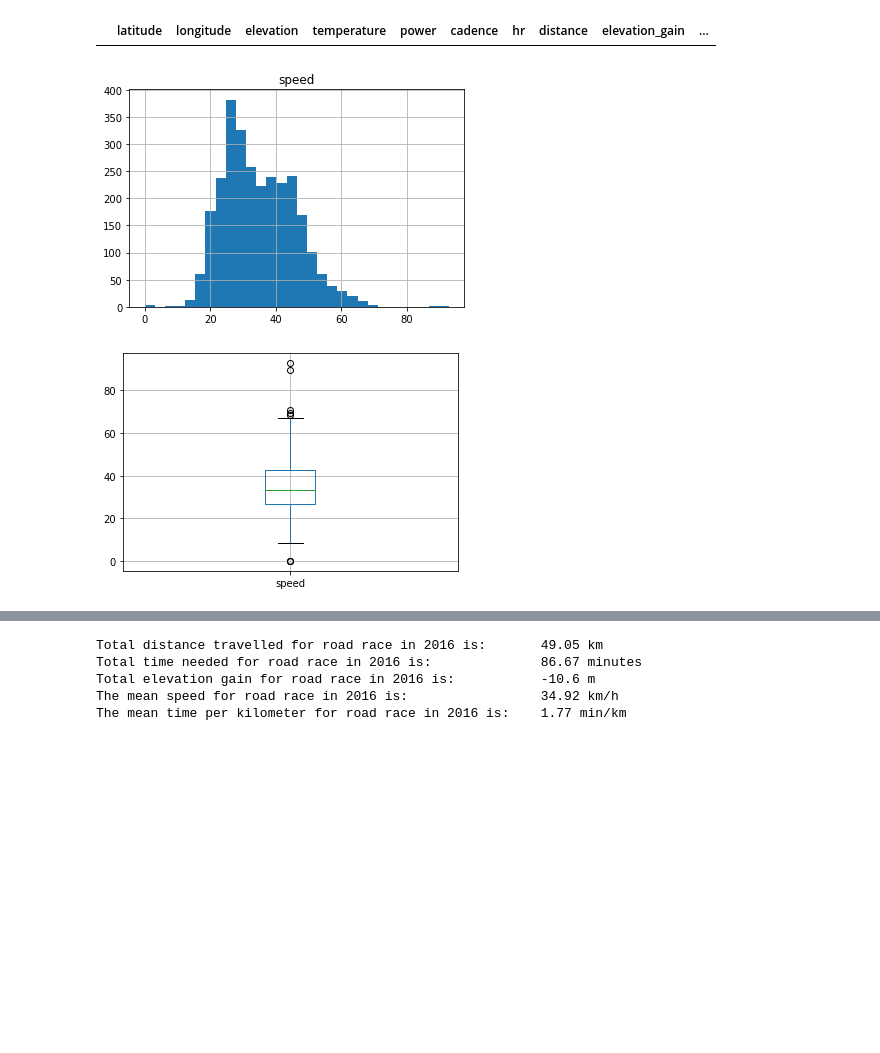
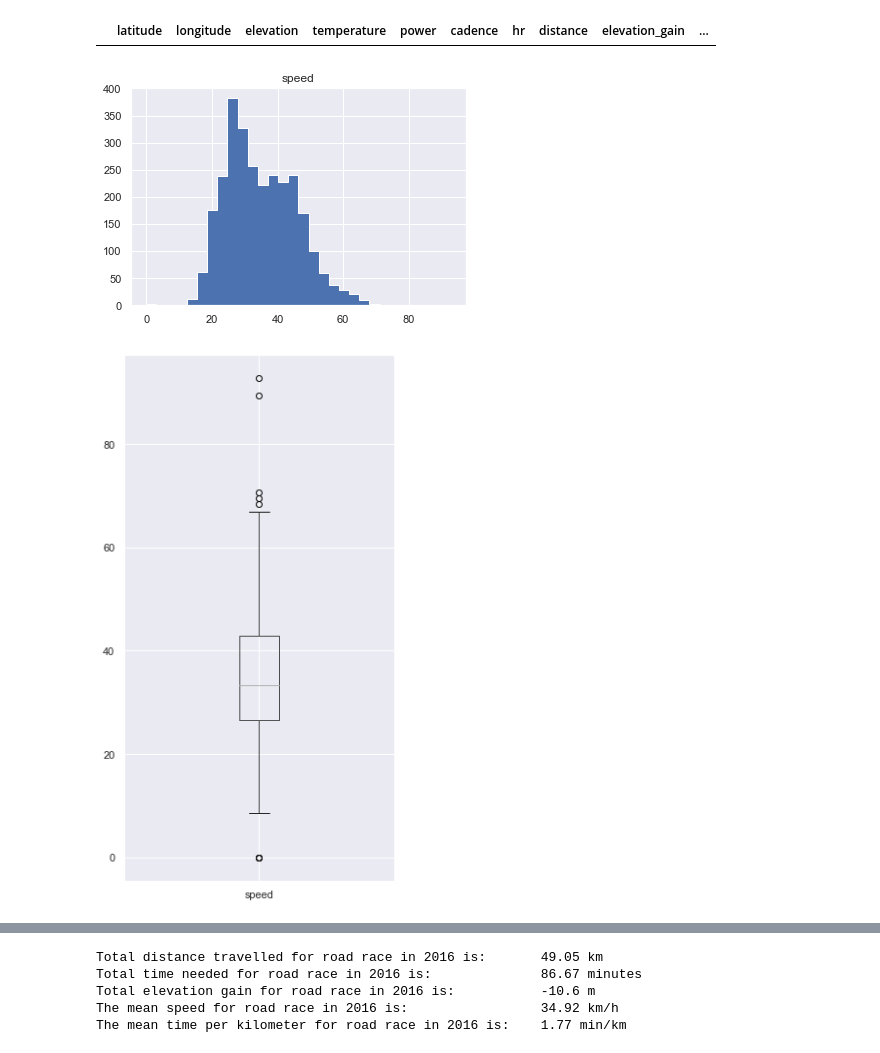
Before and after one commit to felix-rosenberger/Data-Science-Portfolio, a Jupyter notebook: Portfolio 1.ipynb, the cells around one changed output, grey strips where cells are left out. Saved outputs shown, nothing was run; the diff lists cells and outputs as text; code cells hidden in the pictures; blank space fills up the shorter version.

Commit message:
some minor changes regarding layout and graphs

```diff
--- a/Portfolio 1.ipynb
+++ b/Portfolio 1.ipynb
@@ -126,13 +120,17 @@ rr16[rr16.isna().any(axis=1)]
 # %% [output]
 |  | latitude | longitude | elevation | temperature | power | cadence | hr | distance | elevation_gain | ... |
 # %%
+# set plotting style
+sns.set(style = "darkgrid")
+
 rr16_speed_distribution = rr16.hist('speed', bins=30, histtype='stepfilled')
 # %% [output]
-[figure, old version]
+[figure, new version]
 # %%
+plt.figure(figsize=(5, 10))
 rr16_speed_boxplot = rr16.boxplot('speed')
 # %% [output]
-[figure, old version]
+[figure, new version]
 # %%
 # replace values over 70
 
```
Also changed, not shown: parts of 29 cells of this notebook.
